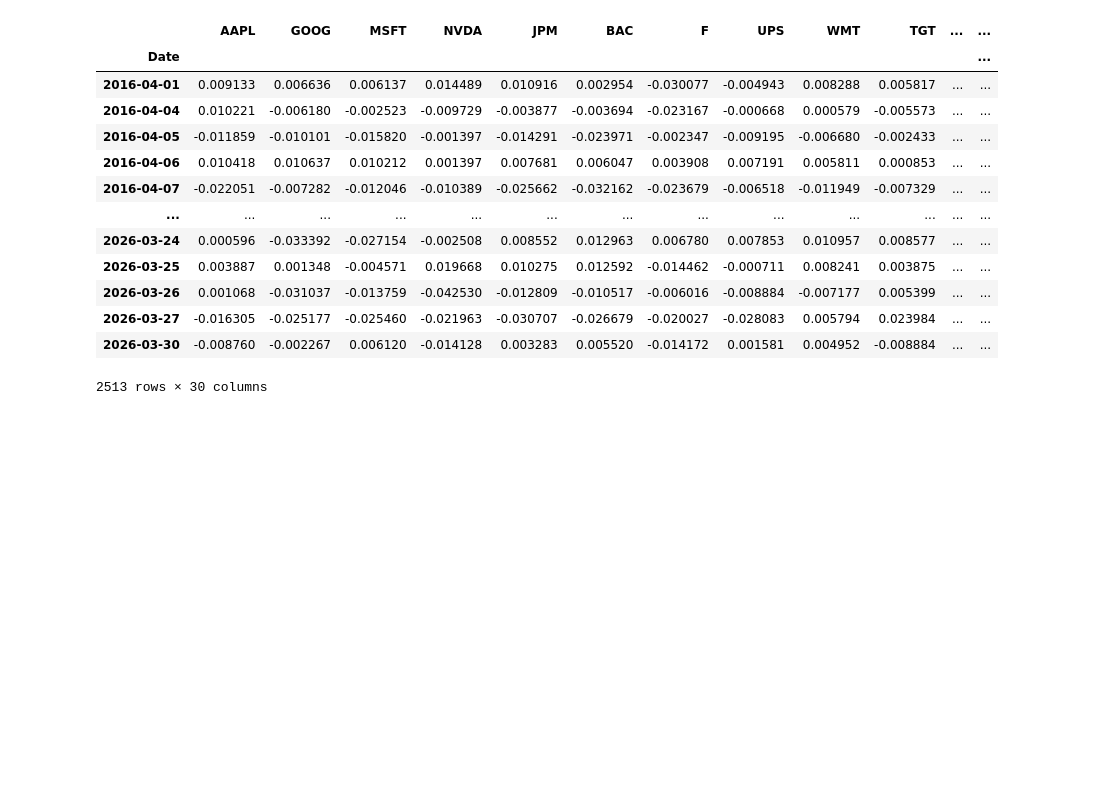
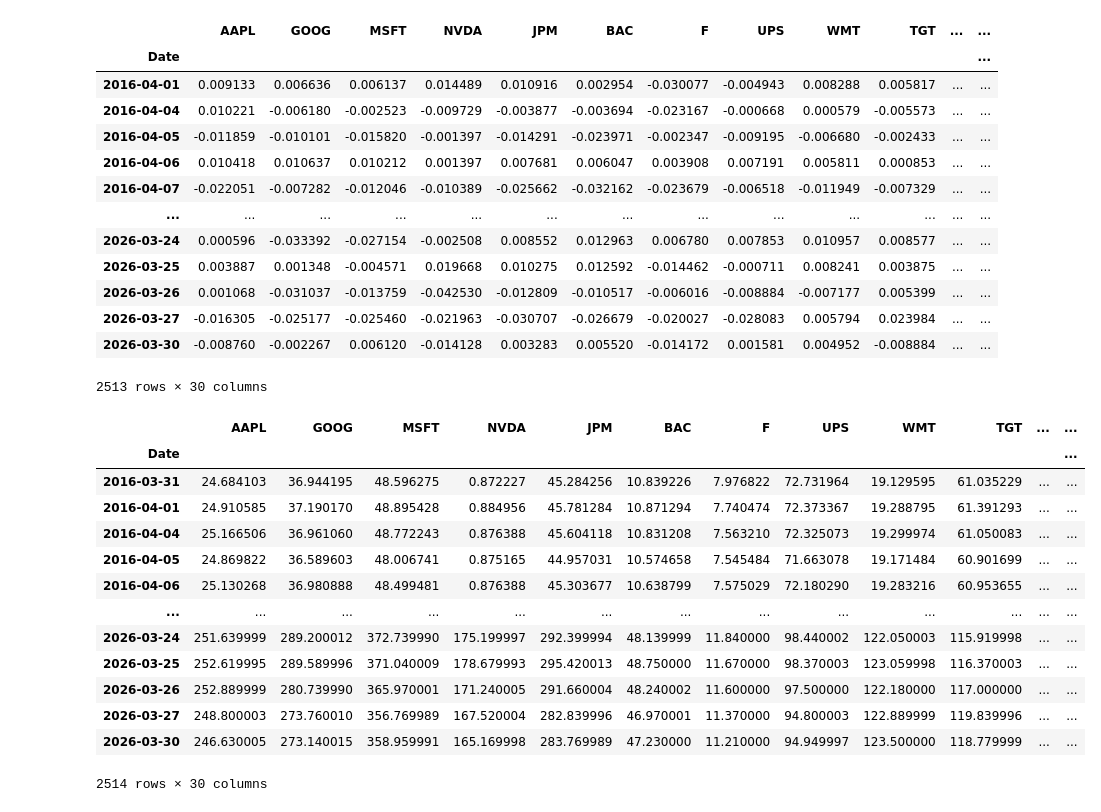
Before and after one commit to Kamend1/data_science_final_project, a Jupyter notebook: notebooks/1_1_stock_returns_data_pipeline.ipynb, the cells around one changed output. Cells and saved outputs as stored; diff of their text form; code cells hidden in the pictures; blank space fills up the shorter version.

```diff
--- a/notebooks/1_1_stock_returns_data_pipeline.ipynb
+++ b/notebooks/1_1_stock_returns_data_pipeline.ipynb
@@ -314,3 +316,22 @@ returns_df
 | 2026-03-27 | -0.016305 | -0.025177 | -0.025460 | -0.021963 | -0.030707 | -0.026679 | -0.020027 | -0.028083 | 0.005794 | 0.023984 | ... | ... |
 | 2026-03-30 | -0.008760 | -0.002267 | 0.006120 | -0.014128 | 0.003283 | 0.005520 | -0.014172 | 0.001581 | 0.004952 | -0.008884 | ... | ... |
 2513 rows × 30 columns
+# %%
+close_price_df = data_pipe.build_close_price_df(tickers, PROJECT_ROOT)
+close_price_df.to_csv(DATA_DIR / "stock_close_prices_static_dataset.csv")
+close_price_df
+# %% [output]
+|  | AAPL | GOOG | MSFT | NVDA | JPM | BAC | F | UPS | WMT | TGT | ... | ... |
+| Date |  |  |  |  |  |  |  |  |  |  |  | ... |
+| 2016-03-31 | 24.684103 | 36.944195 | 48.596275 | 0.872227 | 45.284256 | 10.839226 | 7.976822 | 72.731964 | 19.129595 | 61.035229 | ... | ... |
+| 2016-04-01 | 24.910585 | 37.190170 | 48.895428 | 0.884956 | 45.781284 | 10.871294 | 7.740474 | 72.373367 | 19.288795 | 61.391293 | ... | ... |
+| 2016-04-04 | 25.166506 | 36.961060 | 48.772243 | 0.876388 | 45.604118 | 10.831208 | 7.563210 | 72.325073 | 19.299974 | 61.050083 | ... | ... |
+| 2016-04-05 | 24.869822 | 36.589603 | 48.006741 | 0.875165 | 44.957031 | 10.574658 | 7.545484 | 71.663078 | 19.171484 | 60.901699 | ... | ... |
+| 2016-04-06 | 25.130268 | 36.980888 | 48.499481 | 0.876388 | 45.303677 | 10.638799 | 7.575029 | 72.180290 | 19.283216 | 60.953655 | ... | ... |
+| ... | ... | ... | ... | ... | ... | ... | ... | ... | ... | ... | ... | ... |
+| 2026-03-24 | 251.639999 | 289.200012 | 372.739990 | 175.199997 | 292.399994 | 48.139999 | 11.840000 | 98.440002 | 122.050003 | 115.919998 | ... | ... |
+| 2026-03-25 | 252.619995 | 289.589996 | 371.040009 | 178.679993 | 295.420013 | 48.750000 | 11.670000 | 98.370003 | 123.059998 | 116.370003 | ... | ... |
+| 2026-03-26 | 252.889999 | 280.739990 | 365.970001 | 171.240005 | 291.660004 | 48.240002 | 11.600000 | 97.500000 | 122.180000 | 117.000000 | ... | ... |
+| 2026-03-27 | 248.800003 | 273.760010 | 356.769989 | 167.520004 | 282.839996 | 46.970001 | 11.370000 | 94.800003 | 122.889999 | 119.839996 | ... | ... |
+| 2026-03-30 | 246.630005 | 273.140015 | 358.959991 | 165.169998 | 283.769989 | 47.230000 | 11.210000 | 94.949997 | 123.500000 | 118.779999 | ... | ... |
+2514 rows × 30 columns
```
Also changed, not shown: parts of 5 cells of this notebook, 3 other files.
